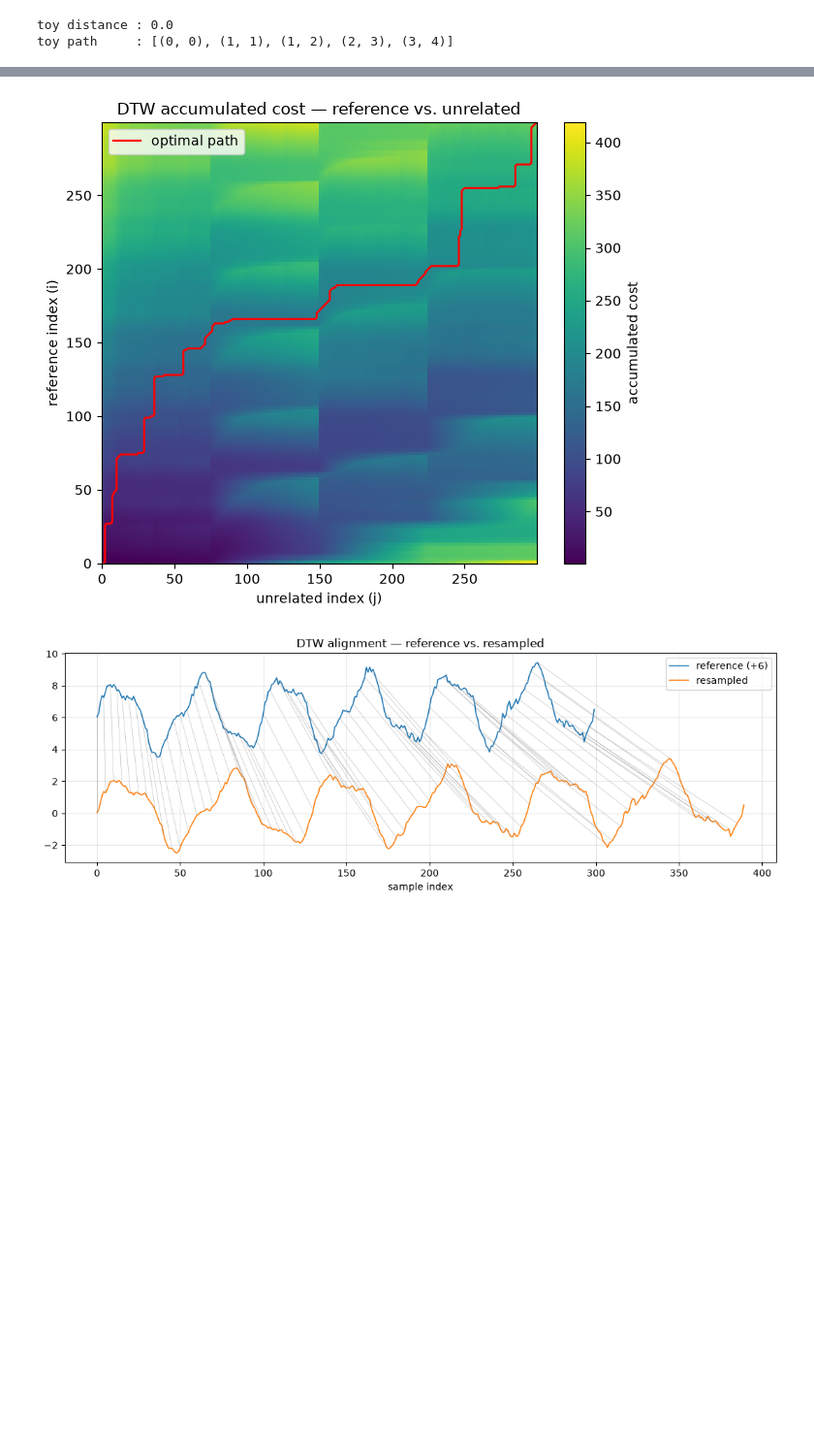
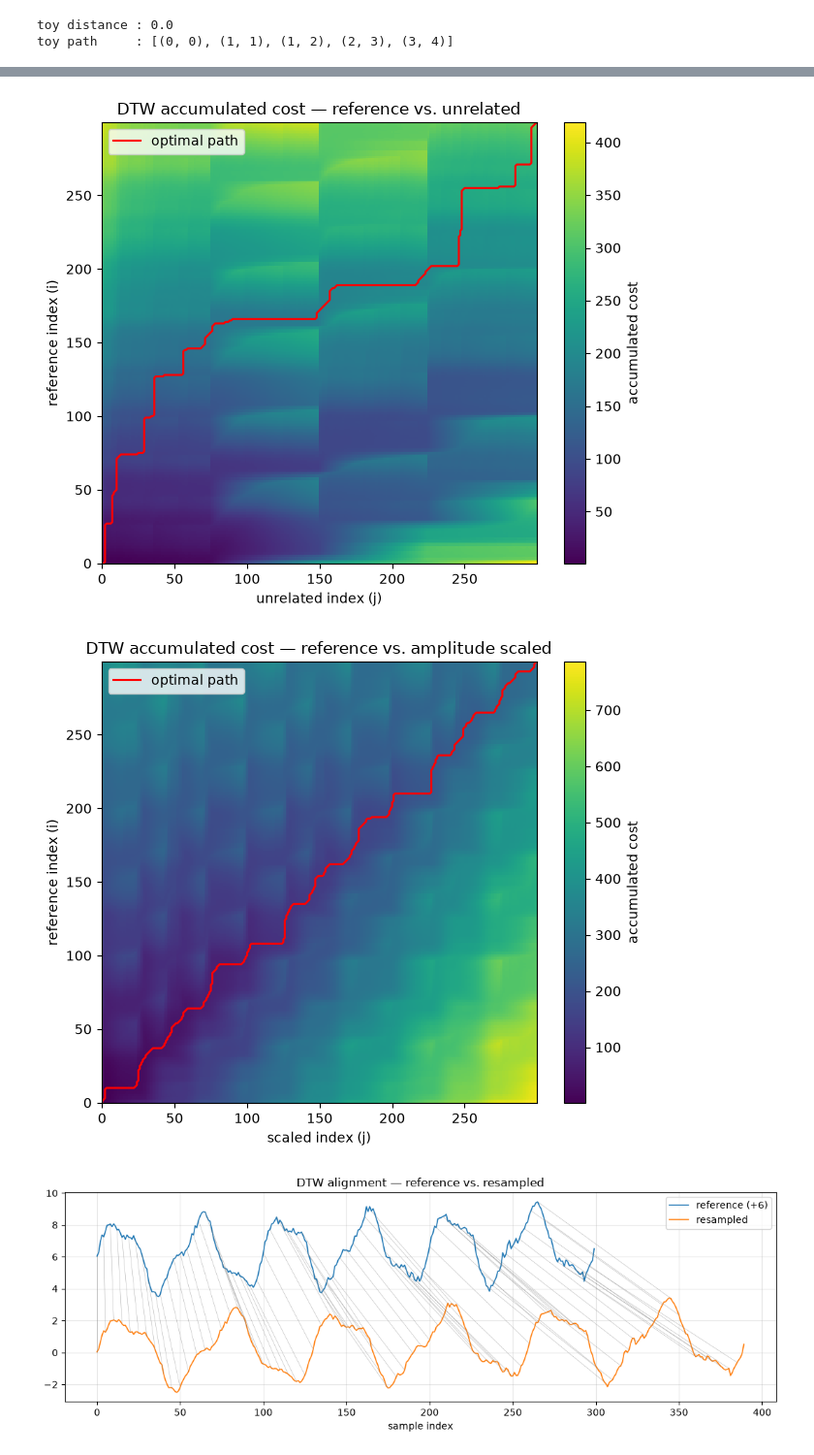
Before and after one commit to CleMaHo/TSA, a Jupyter notebook: notebooks/01_dtw.ipynb, the cells around one changed output, grey strips where cells are left out. Shown at 97% size. Drawn from its saved outputs; the diff is of its cells as text; code cells hidden in the pictures; blank space fills up the shorter version.

```diff
--- a/notebooks/01_dtw.ipynb
+++ b/notebooks/01_dtw.ipynb
@@ -155,33 +153,44 @@ toy distance : 0.0
 toy path     : [(0, 0), (1, 1), (1, 2), (2, 3), (3, 4)]
 # %%
 # Visualization: accumulated cost matrix + optimal warping path for three
-# contrasting variants — the closest match (`resampled`), a merely rescaled
-# copy of the reference (`amplitude_scaled`), and a genuinely different signal
-# (`unrelated`) — so the difference in shape is visible.
-D_demo = dtw_cost_matrix(reference, dataset["resampled"])
-path_demo = dtw_path(D_demo)
+# contrasting variants — the closest match (`resampled`) and a genuinely
+# different signal (`unrelated`) — so the difference in shape is visible.
+D_resampled= dtw_cost_matrix(reference, dataset["resampled"])
+path_resampled = dtw_path(D_resampled)
 
 plotting.plot_cost_matrix(
-    D_demo[1:, 1:],  # drop the padding border for plotting
-    path=path_demo,
+    D_resampled[1:, 1:],  # drop the padding border for plotting
+    path=path_resampled,
     title="DTW accumulated cost — reference vs. resampled",
     xlabel="resampled index (j)",
     ylabel="reference index (i)",
 )
 
 D_unrelated = dtw_cost_matrix(reference, dataset["unrelated"])
 path_unrelated = dtw_path(D_unrelated)
 
 plotting.plot_cost_matrix(
     D_unrelated[1:, 1:],
     path=path_unrelated,
     title="DTW accumulated cost — reference vs. unrelated",
     xlabel="unrelated index (j)",
     ylabel="reference index (i)",
 )
+
+D_scaled = dtw_cost_matrix(reference, dataset["amplitude_scaled"])
+path_scaled = dtw_path(D_scaled)
+
+plotting.plot_cost_matrix(
+    D_scaled[1:, 1:],
+    path=path_scaled,
+    title="DTW accumulated cost — reference vs. amplitude scaled",
+    xlabel="scaled index (j)",
+    ylabel="reference index (i)",
+)
 # %% [output]
 [figure]
 [figure]
+[figure, added]
 # %%
 # The same alignments seen on the signals themselves: the grey lines are the
 # sample pairs that DTW decided to match.
```
Also changed, not shown: parts of 5 cells of this notebook.
